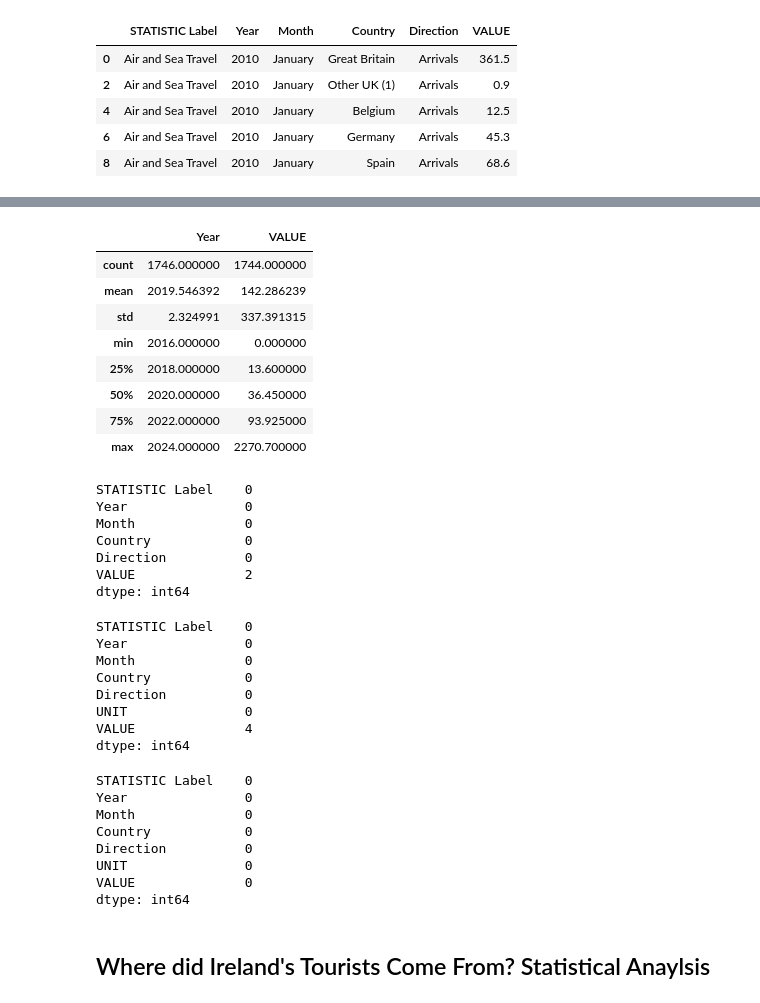
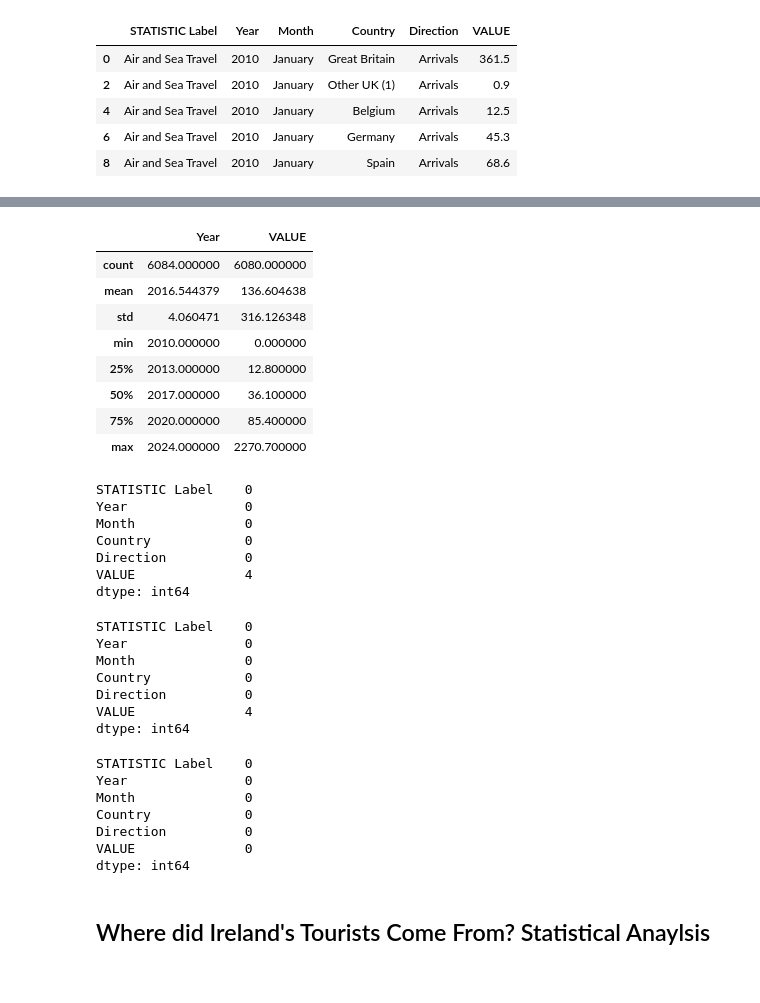
Before and after one commit to CoreyLouiseHughes/CA1_Tourism_CoreyHughes, a Jupyter notebook: Tourism_CA1.ipynb, the cells around one changed output, grey strips where cells are left out. Drawn from its saved outputs; the diff is of its cells as text; code cells hidden in the pictures.

```diff
--- a/Tourism_CA1.ipynb
+++ b/Tourism_CA1.ipynb
@@ -123,39 +100,38 @@ memory usage: 82.0+ KB
 # %%
-df_filtered.describe()
+df.describe()
 # because only value and year is an integer type (float) I am only returned with two coulmn of data for my statistical analsis
 # %% [output]
 |  | Year | VALUE |
-| count | 1746.000000 | 1744.000000 |
-| mean | 2019.546392 | 142.286239 |
-| std | 2.324991 | 337.391315 |
-| min | 2016.000000 | 0.000000 |
-| 25% | 2018.000000 | 13.600000 |
-| 50% | 2020.000000 | 36.450000 |
-| 75% | 2022.000000 | 93.925000 |
+| count | 6084.000000 | 6080.000000 |
+| mean | 2016.544379 | 136.604638 |
+| std | 4.060471 | 316.126348 |
+| min | 2010.000000 | 0.000000 |
+| 25% | 2013.000000 | 12.800000 |
+| 50% | 2017.000000 | 36.100000 |
+| 75% | 2020.000000 | 85.400000 |
 | max | 2024.000000 | 2270.700000 |
 # %%
-df_filtered.isnull().sum()
+df.isnull().sum()
 # %% [output]
 STATISTIC Label    0
 Year               0
 Month              0
 Country            0
 Direction          0
-VALUE              2
+VALUE              4
 dtype: int64
 # %%
 # Checking against some malform data - get reference about malform data
 mal = ["n.a", "?", "NA", "n/a", "na", "--"]
 df_filtered = pd.read_csv("airandtravel1.csv" , na_values=mal)
 # %%
-df_filtered.isnull().sum()
+df.isnull().sum()
 # %% [output]
 STATISTIC Label    0
 Year               0
 Month              0
 Country            0
 Direction          0
-UNIT               0
 VALUE              4
 dtype: int64
 # %%
@@ -166,13 +142,12 @@ df_filtered['VALUE'].fillna(mean_value, inplace=True)
 # %%
 # Now my dataset is clean and there are no NaN, mal or missing values
-df_filtered.isnull().sum()
+df.isnull().sum()
 # %% [output]
 STATISTIC Label    0
 Year               0
 Month              0
 Country            0
 Direction          0
-UNIT               0
 VALUE              0
 dtype: int64
 # %% [markdown]
```
Also changed, not shown: parts of 14 cells of this notebook.
